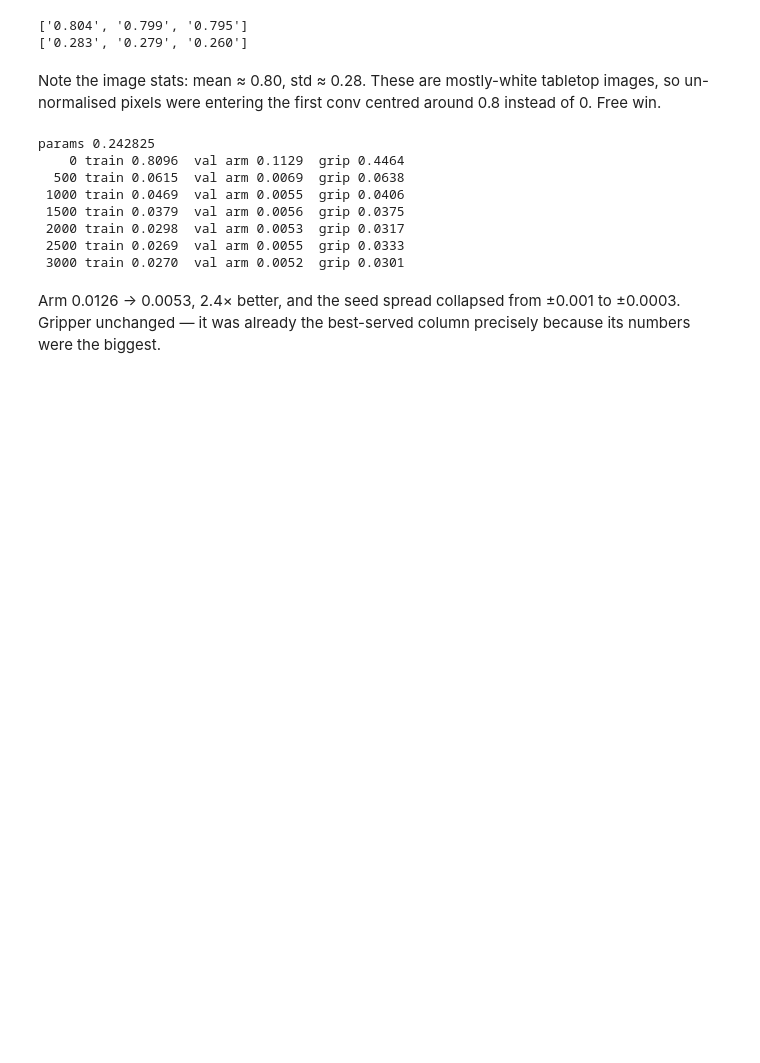
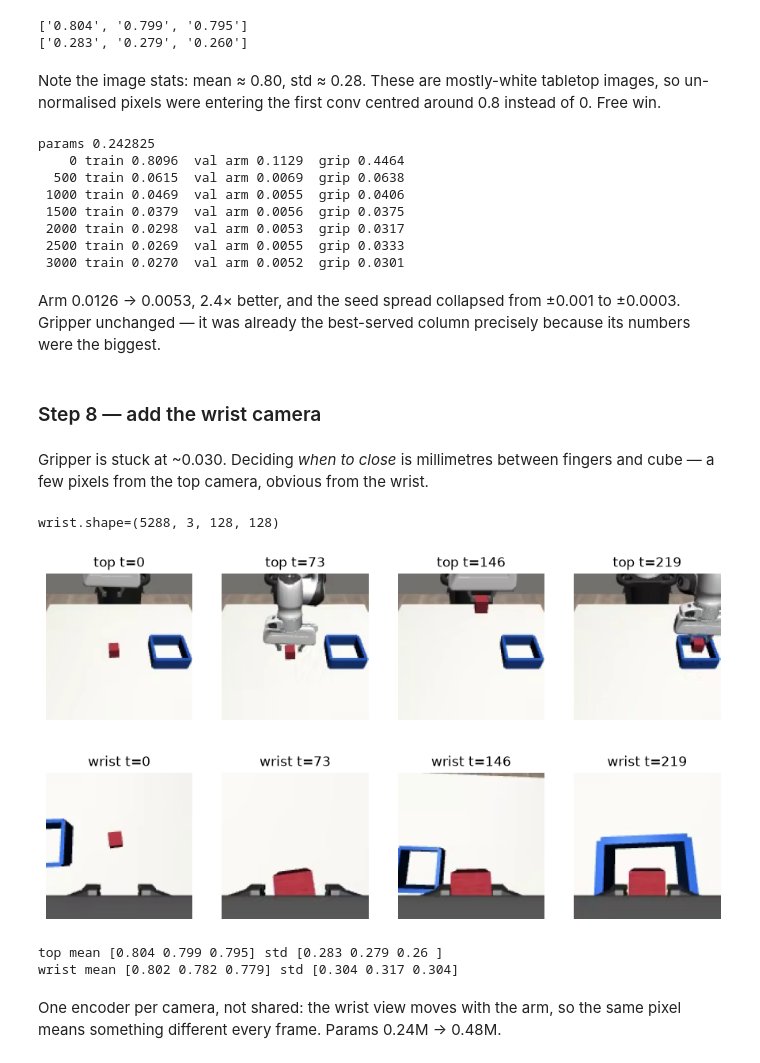
Before and after one commit to rgsk/dream-robot, a Jupyter notebook: rough/first.ipynb, the cells around one changed output. Drawn from its saved outputs; the diff is of its cells as text; code cells hidden in the pictures; blank space fills up the shorter version.

```diff
--- a/rough/first.ipynb
+++ b/rough/first.ipynb
@@ -414,3 +413,51 @@ params 0.242825
  3000 train 0.0270  val arm 0.0052  grip 0.0301
 # %% [markdown]
 Arm 0.0126 → 0.0053, 2.4× better, and the seed spread collapsed from ±0.001 to ±0.0003. Gripper unchanged — it was already the best-served column precisely because its numbers were the biggest.
+# %% [markdown]
+### Step 8 — add the wrist camera
+# %% [markdown]
+Gripper is stuck at ~0.030. Deciding _when to close_ is millimetres between fingers and cube — a few pixels from the top camera, obvious from the wrist.
+# %%
+# decode the wrist camera too (~5 s)
+wrist = np.zeros_like(top)
+for i in range(len(ds)):
+    wrist[i] = (np.asarray(ds[i]["observation.images.wrist"]) * 255).astype(np.uint8)
+print(f"{wrist.shape=}")
+# %% [output]
+wrist.shape=(5288, 3, 128, 128)
+# %%
+rows = np.flatnonzero(episode == 2)
+picks = rows[[0, len(rows) // 3, 2 * len(rows) // 3, -1]]
+fig, ax = plt.subplots(2, 4, figsize=(11, 6))
+for col, r in enumerate(picks):
+    for row, (name, cam) in enumerate([("top", top), ("wrist", wrist)]):
+        ax[row, col].imshow(cam[r].transpose(1, 2, 0))
+        ax[row, col].axis("off")
+        ax[row, col].set_title(f"{name} t={r - rows[0]}")
+# %% [output]
+[figure, added]
+# %%
+cams = ["top", "wrist"]
+IMtr = {"top": torch.tensor(top[~is_val]).to(dev), "wrist": torch.tensor(wrist[~is_val]).to(dev)}
+IMva = {"top": torch.tensor(top[is_val]).to(dev), "wrist": torch.tensor(wrist[is_val]).to(dev)}
+
+# image stats per camera, train split only
+im_stats = {}
+for c in cams:
+    sub = IMtr[c][::20].float() / 255
+    im_stats[c] = (
+        sub.mean(dim=(0, 2, 3)).reshape(1, 3, 1, 1),
+        sub.std(dim=(0, 2, 3)).reshape(1, 3, 1, 1),
+    )
+    print(
+        c,
+        "mean",
+        im_stats[c][0].flatten().cpu().numpy().round(3),
+        "std",
+        im_stats[c][1].flatten().cpu().numpy().round(3),
+    )
+# %% [output]
+top mean [0.804 0.799 0.795] std [0.283 0.279 0.26 ]
+wrist mean [0.802 0.782 0.779] std [0.304 0.317 0.304]
+# %% [markdown]
+One encoder per camera, not shared: the wrist view moves with the arm, so the same pixel means something different every frame. Params 0.24M → 0.48M.
```
Also changed, not shown: parts of 19 cells of this notebook, 1 other file.
